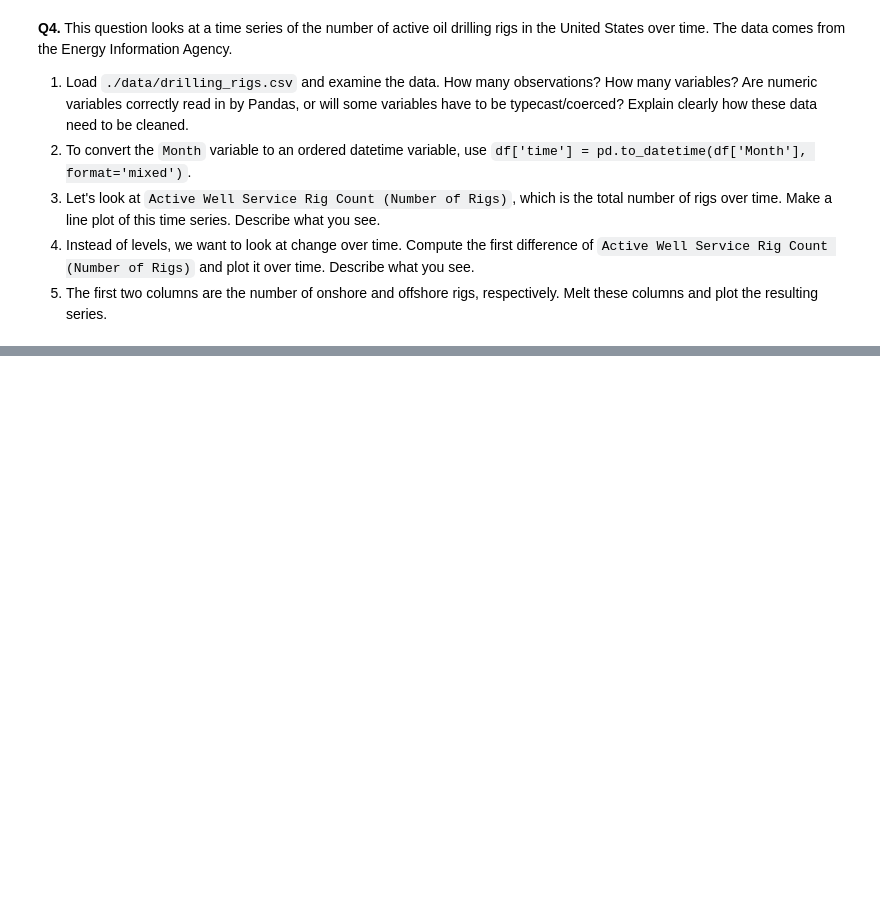
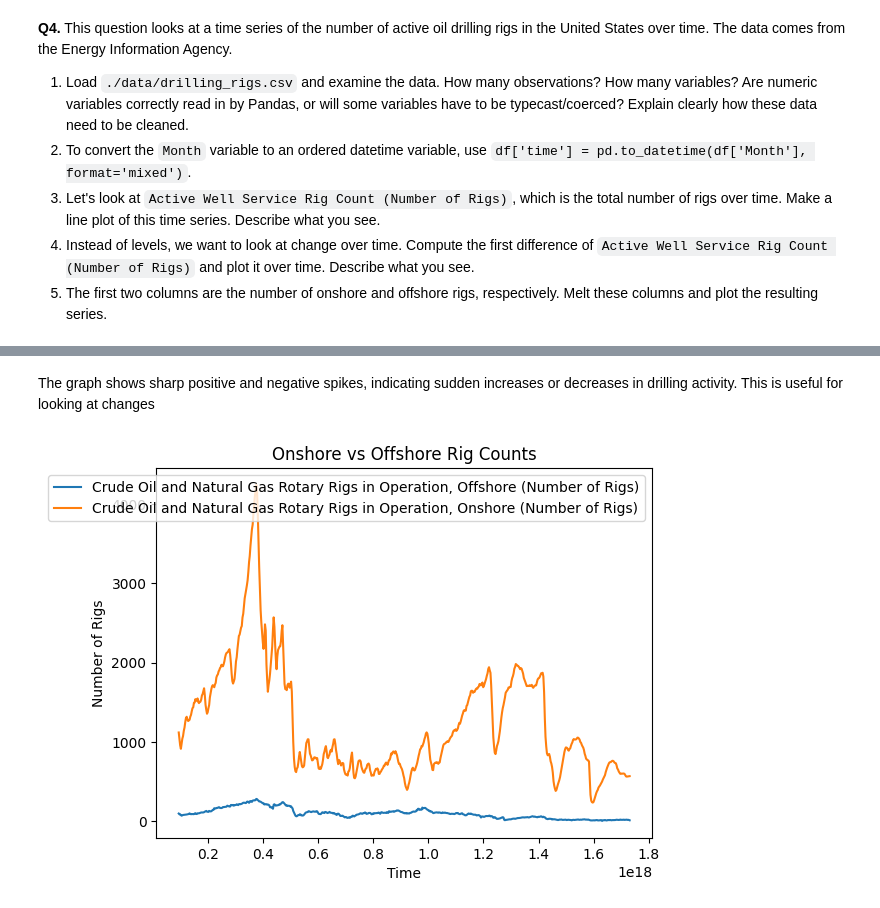
Before and after one commit to ananya-balach/unit3EDA, a Jupyter notebook: assignment/assignment.ipynb, the cells around one changed output, grey strips where cells are left out. Cells and saved outputs as stored; diff of their text form; code cells hidden in the pictures; blank space fills up the shorter version.

```diff
--- a/assignment/assignment.ipynb
+++ b/assignment/assignment.ipynb
@@ -391,0 +460,15 @@ The majority of observations are concentrated at low numbers of beds (1–2) and
+# %% [markdown]
+The graph shows sharp positive and negative spikes, indicating sudden increases or decreases in drilling activity. This is useful for looking at changes
+# %%
+rigs_long = df.melt(id_vars=['time'],value_vars=[df.columns[1], df.columns[2]],var_name='Rig Type',value_name='Rig Count')
+plt.figure()
+for rig_type, subset in rigs_long.groupby('Rig Type'):
+    plt.plot(subset['time'], subset['Rig Count'], label=rig_type)
+
+plt.xlabel('Time')
+plt.ylabel('Number of Rigs')
+plt.title('Onshore vs Offshore Rig Counts')
+plt.legend()
+plt.show()
+# %% [output]
+[figure, added]
```
Also changed, not shown: parts of 9 cells of this notebook.
